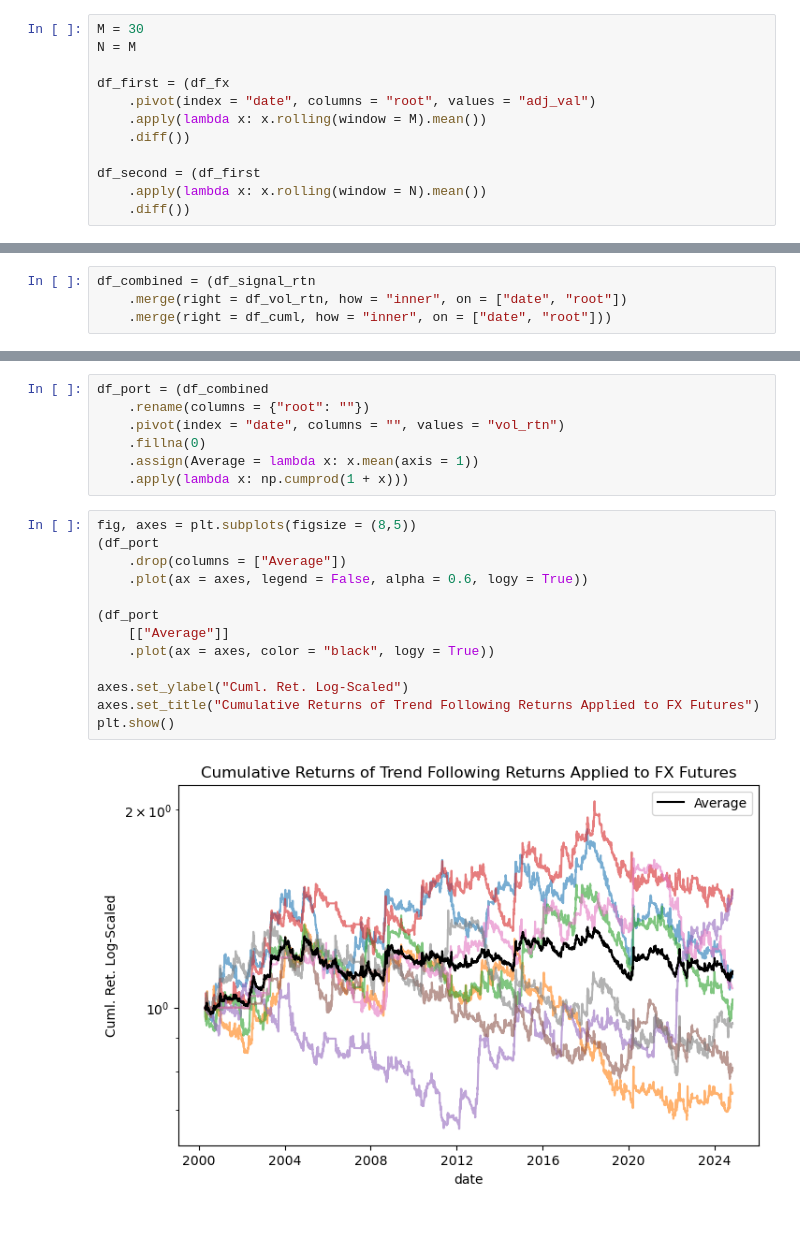
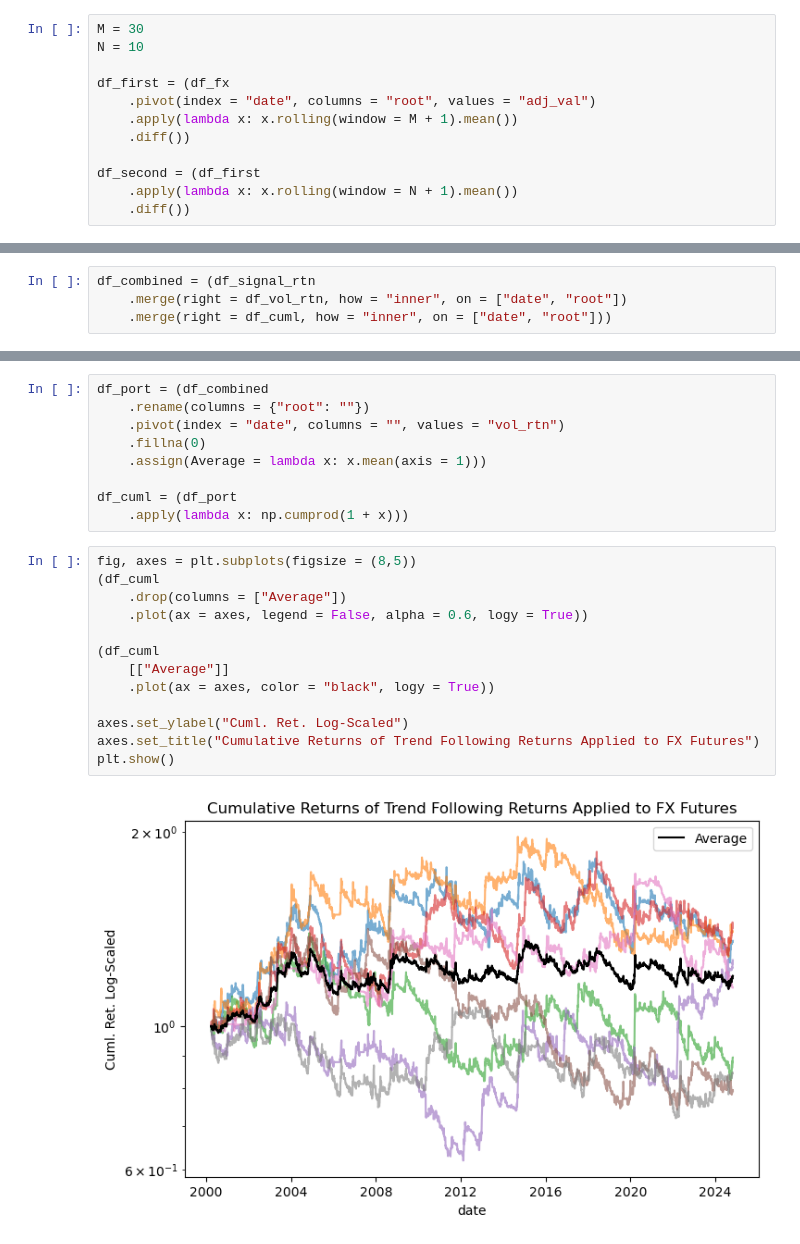
Before and after one commit to diegodalvarez/TrendSystem, a Jupyter notebook: Research/Writeups/SocieteGeneraleFX.ipynb, the cells around one changed output, grey strips where cells are left out. Drawn from its saved outputs; the diff is of its cells as text.

```diff
--- a/Research/Writeups/SocieteGeneraleFX.ipynb
+++ b/Research/Writeups/SocieteGeneraleFX.ipynb
@@ -106,15 +106,15 @@ df_rtn = (df_fx
     .rename(columns = {"adj_val": "rtn"}))
 # %%
 M = 30
-N = M
+N = 10
 
 df_first = (df_fx
     .pivot(index = "date", columns = "root", values = "adj_val")
-    .apply(lambda x: x.rolling(window = M).mean())
+    .apply(lambda x: x.rolling(window = M + 1).mean())
     .diff())
 
 df_second = (df_first
-    .apply(lambda x: x.rolling(window = N).mean())
+    .apply(lambda x: x.rolling(window = N + 1).mean())
     .diff())
 # %%
 df_first_longer = (df_first
@@ -191,20 +191,22 @@ df_port = (df_combined
     .rename(columns = {"root": ""})
     .pivot(index = "date", columns = "", values = "vol_rtn")
     .fillna(0)
-    .assign(Average = lambda x: x.mean(axis = 1))
+    .assign(Average = lambda x: x.mean(axis = 1)))
+
+df_cuml = (df_port
     .apply(lambda x: np.cumprod(1 + x)))
 # %%
 fig, axes = plt.subplots(figsize = (8,5))
-(df_port
+(df_cuml
     .drop(columns = ["Average"])
     .plot(ax = axes, legend = False, alpha = 0.6, logy = True))
 
-(df_port
+(df_cuml
     [["Average"]]
     .plot(ax = axes, color = "black", logy = True))
 
 axes.set_ylabel("Cuml. Ret. Log-Scaled")
 axes.set_title("Cumulative Returns of Trend Following Returns Applied to FX Futures")
 plt.show()
 # %% [output]
-[figure, old version]
+[figure, new version]
```
Also changed, not shown: parts of 5 cells of this notebook.
